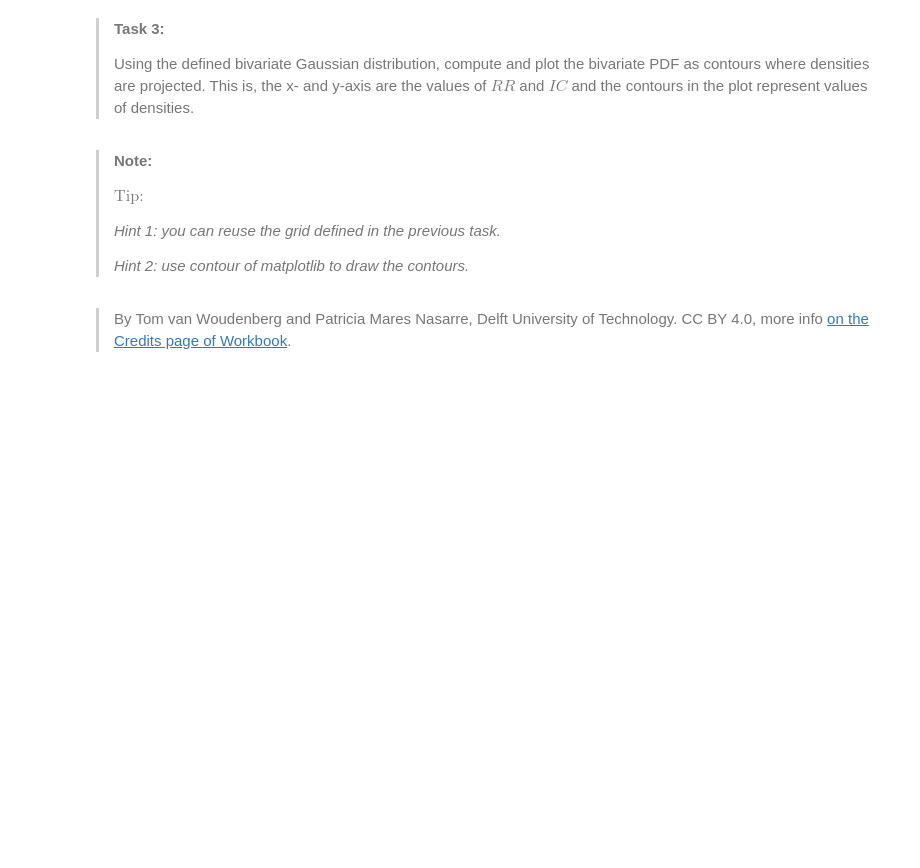
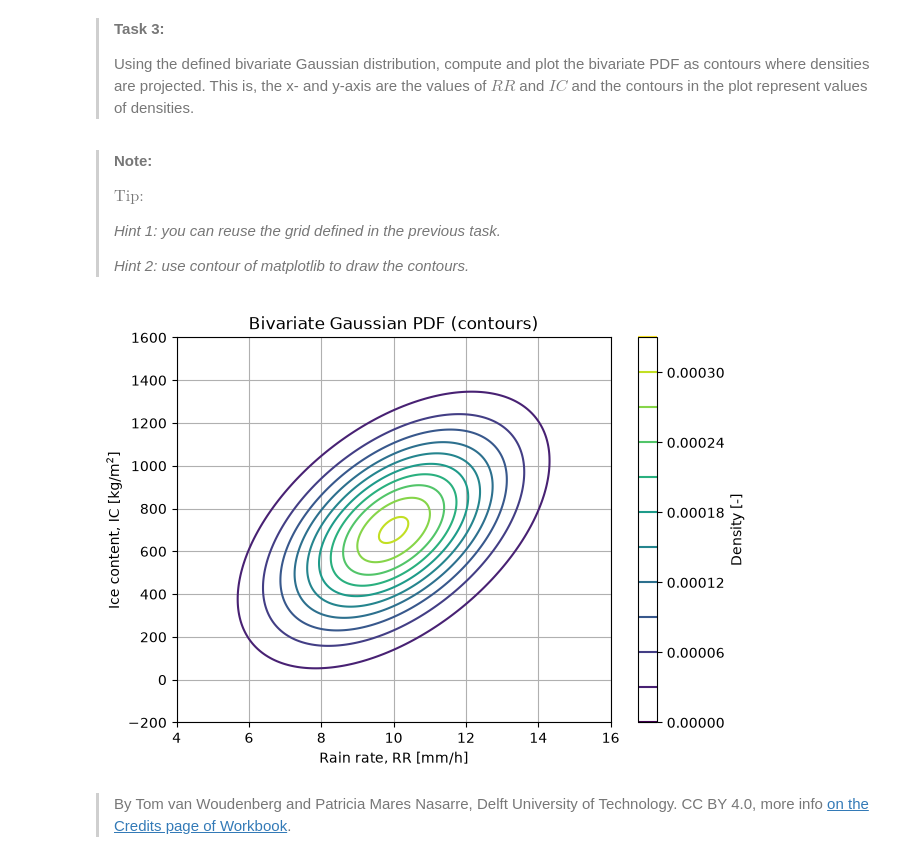
Before and after one commit to Grootegoed/PA1.5, a Jupyter notebook: scipy_statcs_3d_plots.ipynb, the cells around one changed output. Drawn from its saved outputs; the diff is of its cells as text; code cells hidden in the pictures; blank space fills up the shorter version.

```diff
--- a/scipy_statcs_3d_plots.ipynb
+++ b/scipy_statcs_3d_plots.ipynb
@@ -130,2 +203,14 @@ Z = multivariate_normal(mean=mu, cov=sigma).pdf(X)
+# %%
+# Contour plot of the bivariate PDF
+plt.figure(figsize=(7, 5))
+contours = plt.contour(X1, X2, Z, levels=10, cmap='viridis')
+plt.colorbar(contours, label='Density [-]')
+plt.xlabel('Rain rate, RR [mm/h]')
+plt.ylabel('Ice content, IC [kg/m$^2$]')
+plt.title('Bivariate Gaussian PDF (contours)')
+plt.grid(True)
+plt.show()
+# %% [output]
+[figure, added]
 # %% [markdown]
 > By Tom van Woudenberg and Patricia Mares Nasarre, Delft University of Technology. CC BY 4.0, more info [on the Credits page of Workbook](https://mude.citg.tudelft.nl/workbook-2026/credits.html).
```
Also changed, not shown: parts of 8 cells of this notebook.
